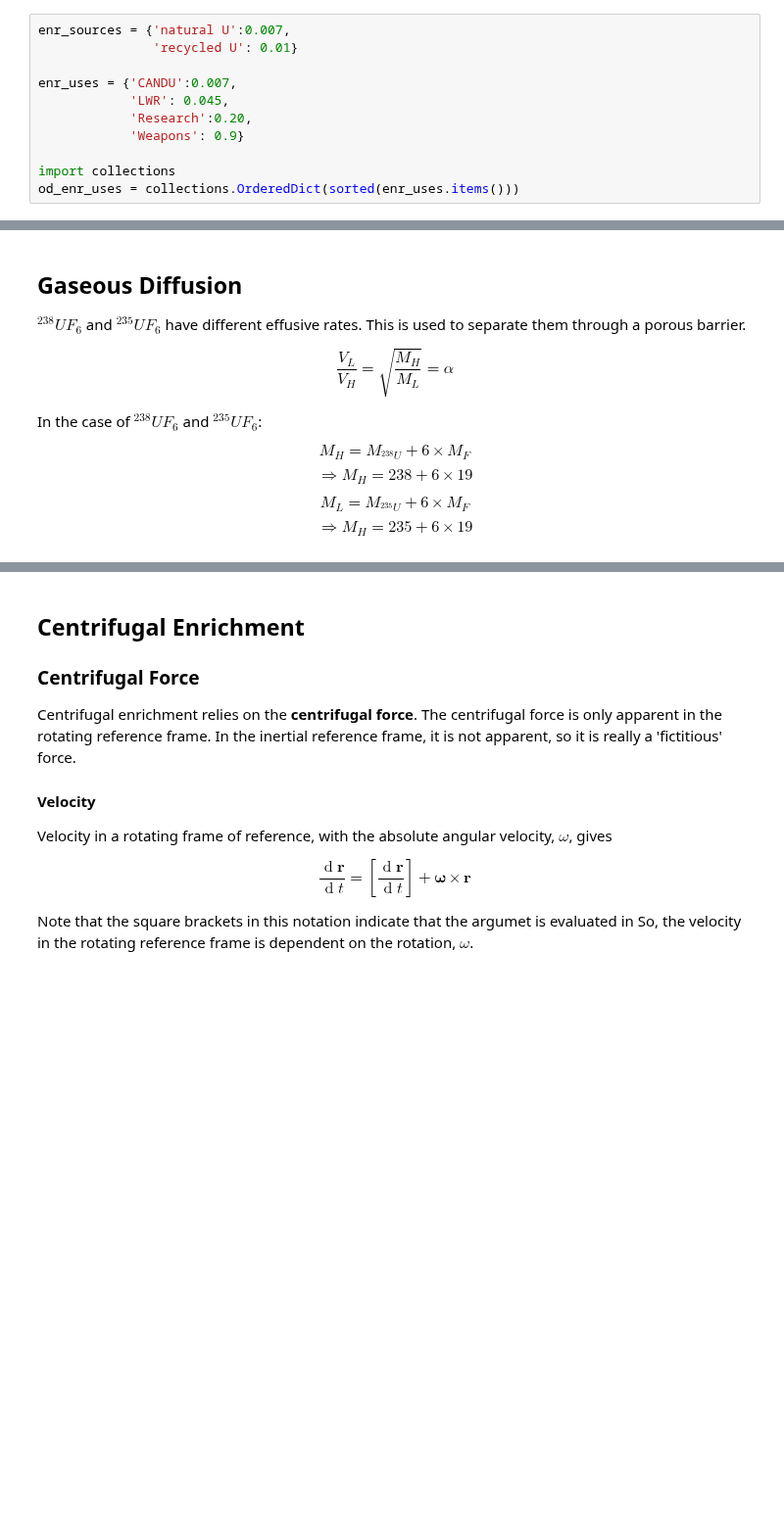
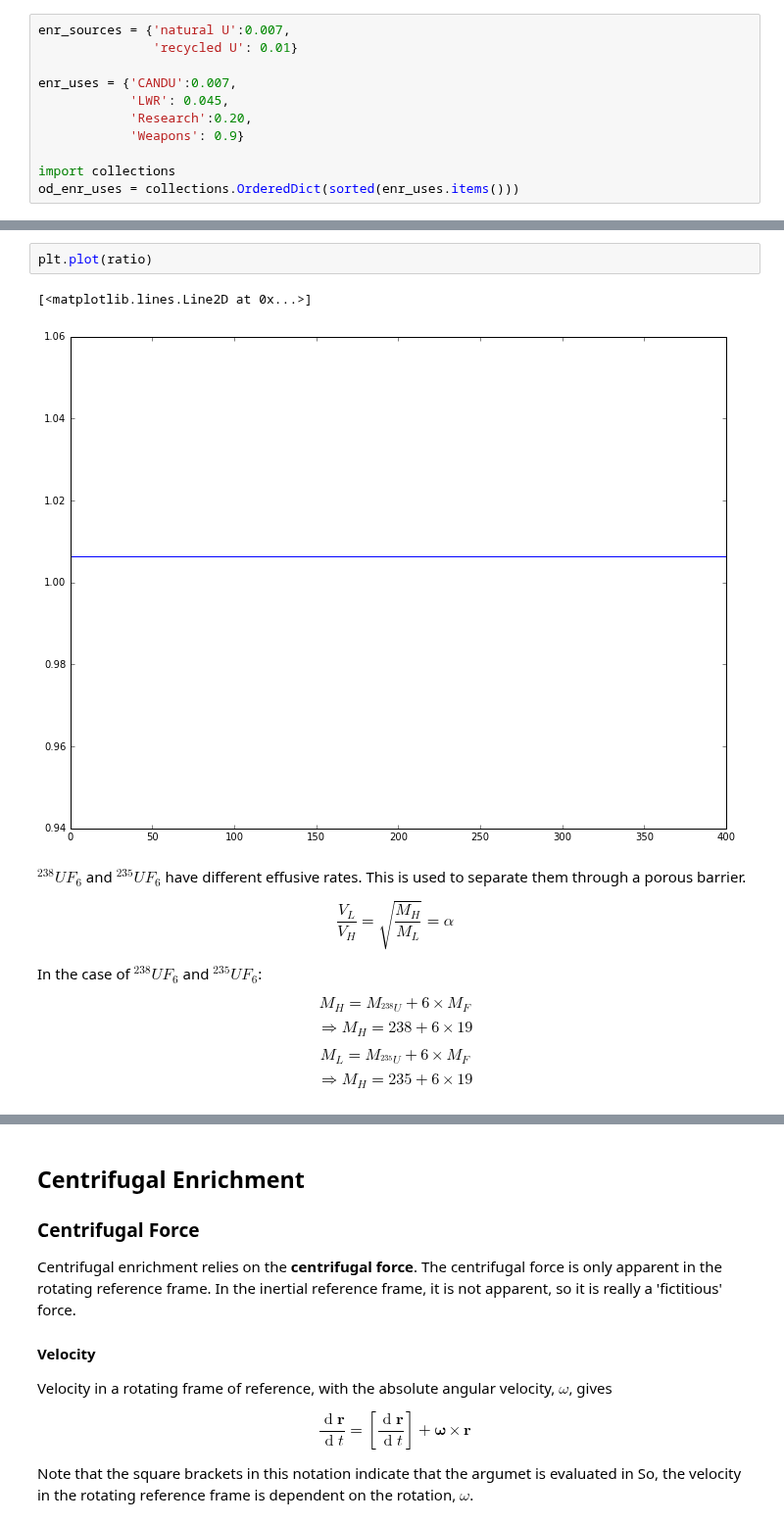
Before and after one commit to katyhuff/npre412, a Jupyter notebook: enrichment/enrichment.ipynb, the cells around one changed output, grey strips where cells are left out. Shown at 98% size. Drawn from its saved outputs; the diff is of its cells as text; blank space fills up the shorter version.

```diff
--- a/enrichment/enrichment.ipynb
+++ b/enrichment/enrichment.ipynb
@@ -73,6 +127,9 @@ plt.show()
+# %%
+plt.plot(ratio)
+# %% [output]
+[<matplotlib.lines.Line2D at 0x...>]
+[figure, added]
 # %% [markdown]
-## Gaseous Diffusion
-
 $^{238}UF_6$ and $^{235}UF_6$ have different effusive rates. This is used to separate them through a porous barrier.
 
 $$\frac{V_L}{V_H} = \sqrt{\frac{M_H}{M_L}} = \alpha$$
```
Also changed, not shown: parts of 20 cells of this notebook.
